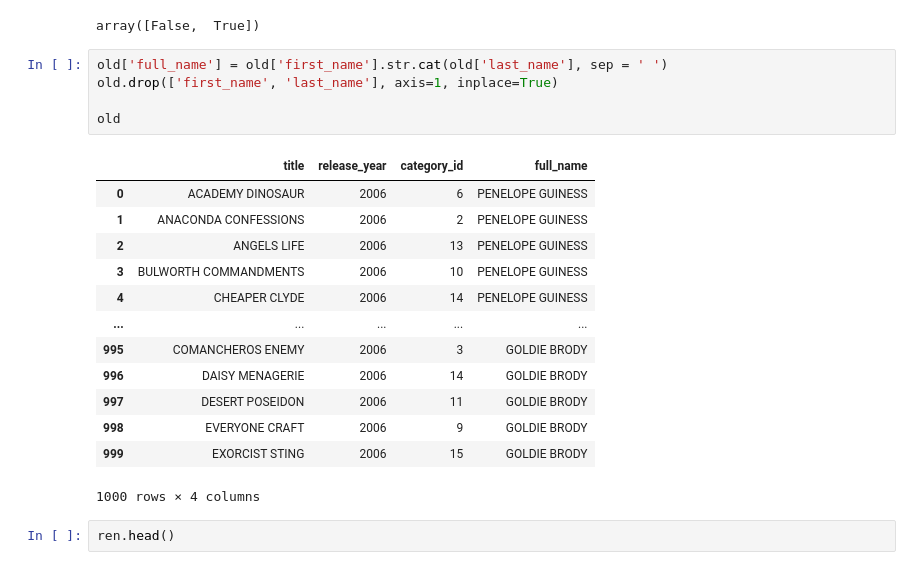
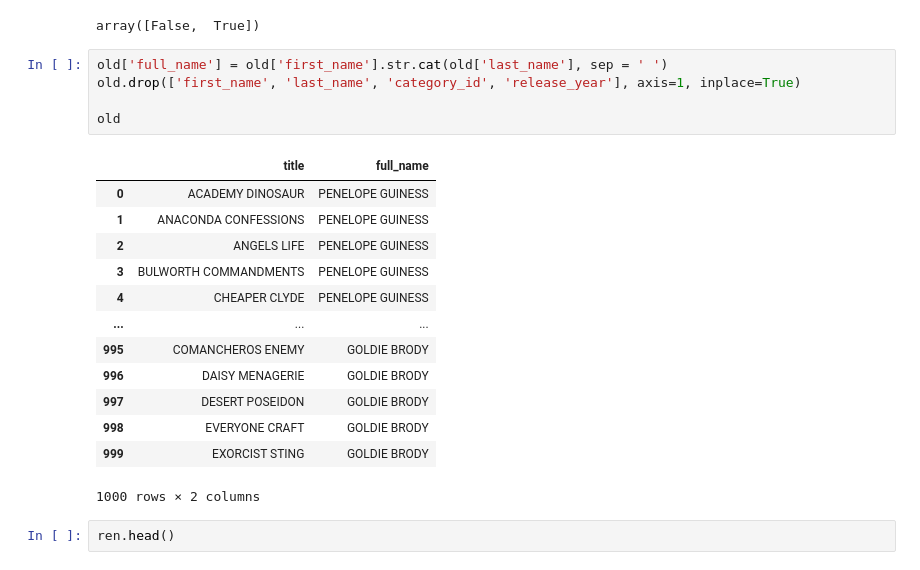
Before and after one commit to NereaRiveiro/Videoclub-Desenga-o, a Jupyter notebook: notebooks/Limpieza/cleaning.ipynb, the cells around one changed output. Saved outputs shown, nothing was run; the diff lists cells and outputs as text.

```diff
--- a/notebooks/Limpieza/cleaning.ipynb
+++ b/notebooks/Limpieza/cleaning.ipynb
@@ -208,23 +227,23 @@ old['category_id'].duplicated().unique()
 array([False,  True])
 # %%
 old['full_name'] = old['first_name'].str.cat(old['last_name'], sep = ' ')
-old.drop(['first_name', 'last_name'], axis=1, inplace=True)
+old.drop(['first_name', 'last_name', 'category_id', 'release_year'], axis=1, inplace=True)
 
 old
 # %% [output]
-|  | title | release_year | category_id | full_name |
-| 0 | ACADEMY DINOSAUR | 2006 | 6 | PENELOPE GUINESS |
-| 1 | ANACONDA CONFESSIONS | 2006 | 2 | PENELOPE GUINESS |
-| 2 | ANGELS LIFE | 2006 | 13 | PENELOPE GUINESS |
-| 3 | BULWORTH COMMANDMENTS | 2006 | 10 | PENELOPE GUINESS |
-| 4 | CHEAPER CLYDE | 2006 | 14 | PENELOPE GUINESS |
-| ... | ... | ... | ... | ... |
-| 995 | COMANCHEROS ENEMY | 2006 | 3 | GOLDIE BRODY |
-| 996 | DAISY MENAGERIE | 2006 | 14 | GOLDIE BRODY |
-| 997 | DESERT POSEIDON | 2006 | 11 | GOLDIE BRODY |
-| 998 | EVERYONE CRAFT | 2006 | 9 | GOLDIE BRODY |
-| 999 | EXORCIST STING | 2006 | 15 | GOLDIE BRODY |
+|  | title | full_name |
+| 0 | ACADEMY DINOSAUR | PENELOPE GUINESS |
+| 1 | ANACONDA CONFESSIONS | PENELOPE GUINESS |
+| 2 | ANGELS LIFE | PENELOPE GUINESS |
+| 3 | BULWORTH COMMANDMENTS | PENELOPE GUINESS |
+| 4 | CHEAPER CLYDE | PENELOPE GUINESS |
+| ... | ... | ... |
+| 995 | COMANCHEROS ENEMY | GOLDIE BRODY |
+| 996 | DAISY MENAGERIE | GOLDIE BRODY |
+| 997 | DESERT POSEIDON | GOLDIE BRODY |
+| 998 | EVERYONE CRAFT | GOLDIE BRODY |
+| 999 | EXORCIST STING | GOLDIE BRODY |
-1000 rows × 4 columns
+1000 rows × 2 columns
 # %%
 ren.head()
 # %% [output]
```
Also changed, not shown: parts of 5 cells of this notebook.
